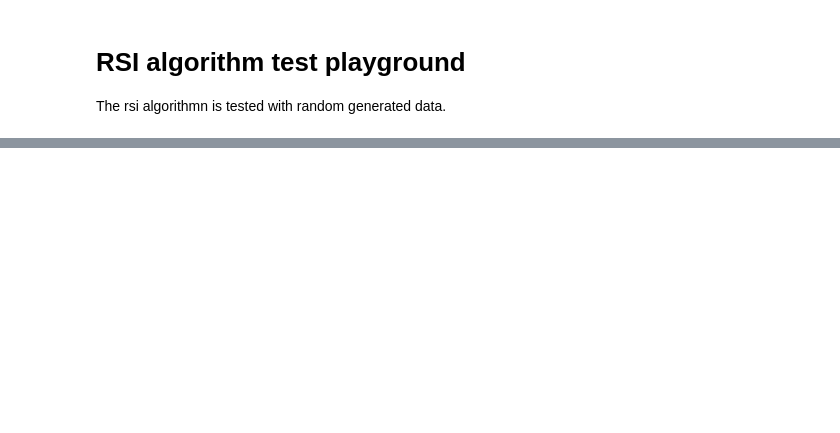
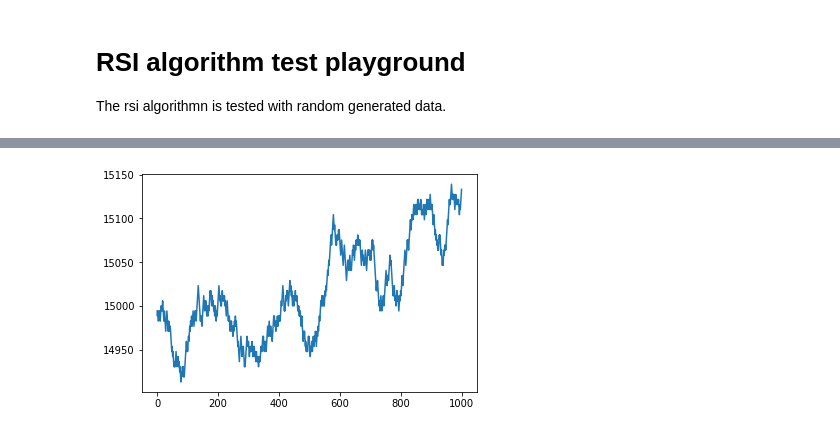
Before and after one commit to geisten/bot, a Jupyter notebook: lab_rsi.ipynb, the cells around one changed output, grey strips where cells are left out. Drawn from its saved outputs; the diff is of its cells as text; code cells hidden in the pictures; blank space fills up the shorter version.

```diff
--- a/lab_rsi.ipynb
+++ b/lab_rsi.ipynb
@@ -17,7 +16,9 @@ ModuleNotFoundError: No module named 'gzip'
 # %%
-price_trend = ts.load_data("test_trend.pickle", 15000, 5.8)
-plt.plot(price_trend)
+price_trend = ts.load_csv_data("random_trend_15000.csv", 15000, 5.8)
+plt.plot(price_trend['Coin1'])
 plt.show()
+# %% [output]
+[figure, added]
 # %%
 rsi = talib.RSI(price_trend["Coin1"].to_numpy(), timeperiod=48)
 plt.plot(rsi)
```
Also changed, not shown: parts of 5 cells of this notebook, 10 other files.
